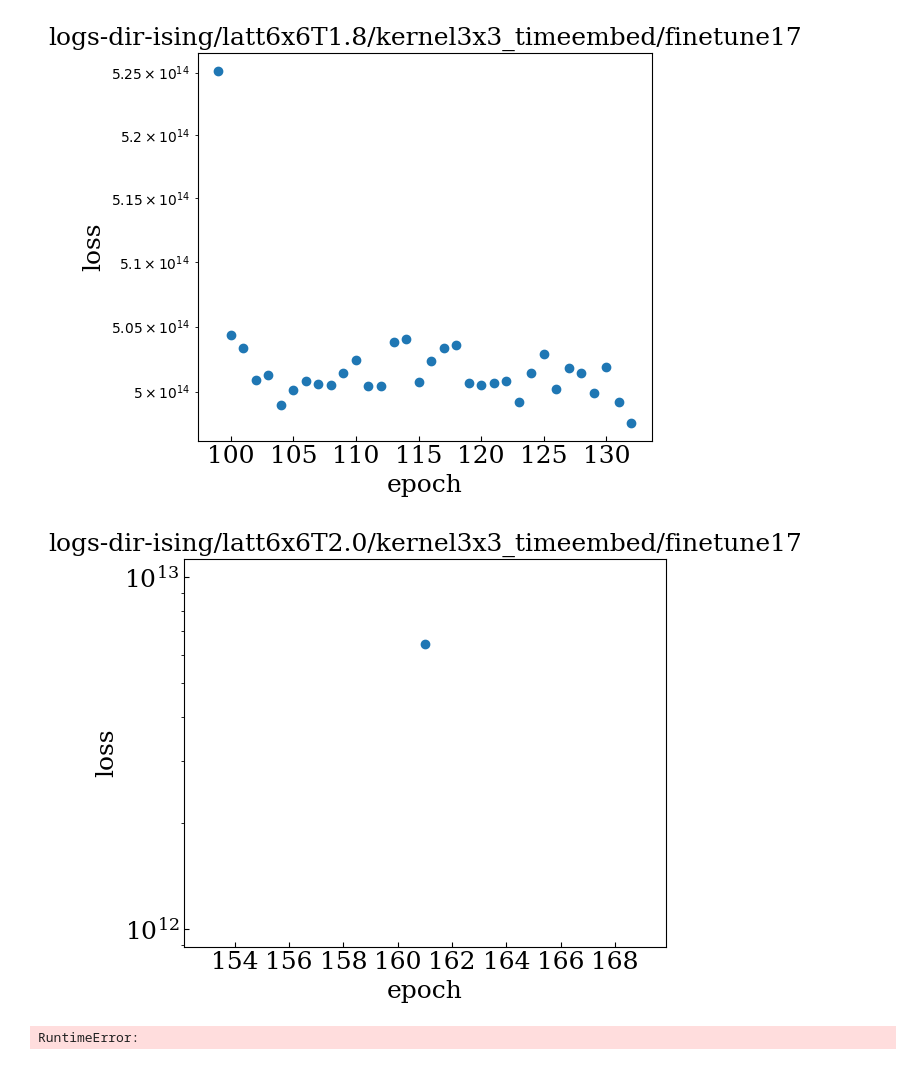
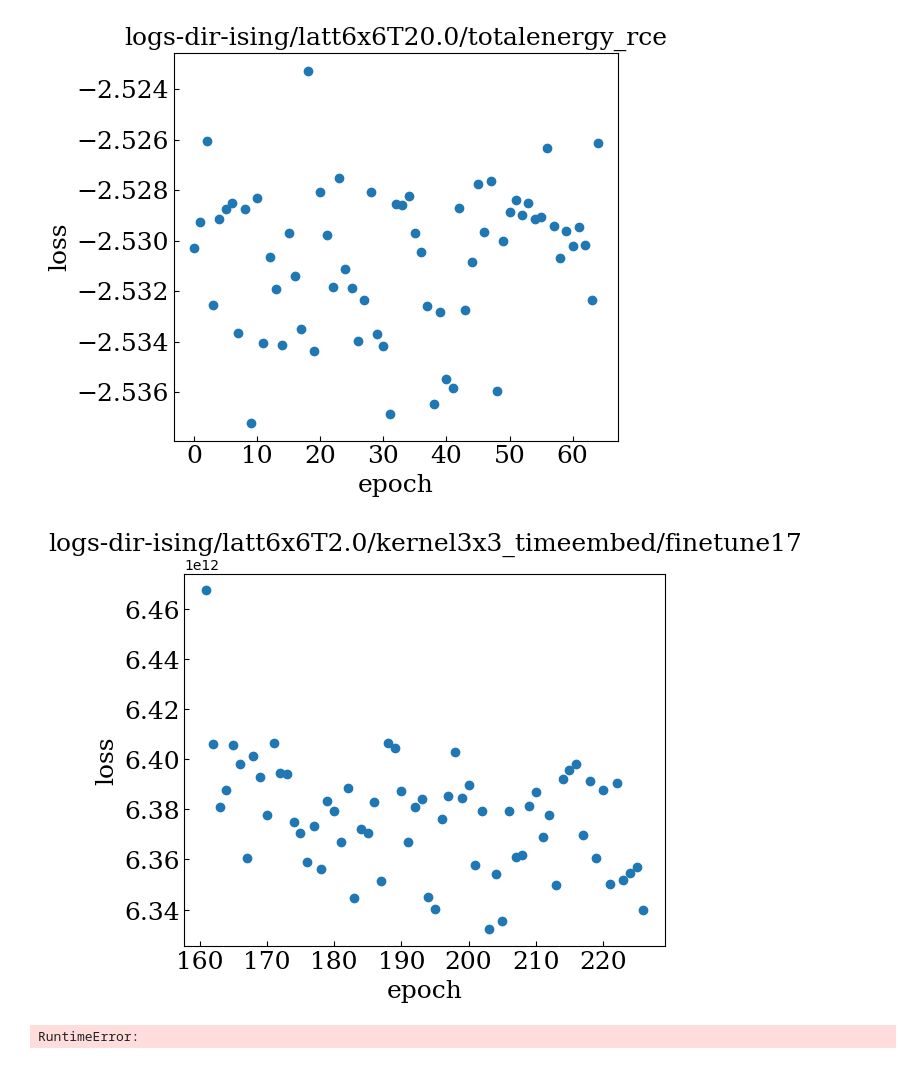
Before and after one commit to tuoping/alchemicalFES, a Jupyter notebook: analyselog-ising.ipynb, the cells around one changed output. Drawn from its saved outputs; the diff is of its cells as text; code cells hidden in the pictures.

```diff
--- a/analyselog-ising.ipynb
+++ b/analyselog-ising.ipynb
@@ -86,7 +86,7 @@ def plot_1losses(dir_dir_b1024, after_epoch=None):
 
     # plt.subplot(121)
     plt.scatter(np.array(alltrainsteps_dir_b1024[after_idx:]), alltrainlosses_dir_b1024[after_idx:])
-    plt.semilogy()
+    # plt.semilogy()
     setfigform_simple("epoch","loss")
     plt.title(dir_dir_b1024, fontdict=font)
 
@@ -99,16 +99,16 @@ def plot_1losses(dir_dir_b1024, after_epoch=None):
     fig.tight_layout()
 # %%
 
-dir = "logs-dir-ising/latt6x6T1.8/kernel3x3_timeembed/finetune17"
+dir = "logs-dir-ising/latt6x6T20.0/totalenergy_rce"
 plot_1losses(dir)
 # %% [output]
-[figure, old version]
+[figure, new version]
 # %%
 
 dir = "logs-dir-ising/latt6x6T2.0/kernel3x3_timeembed/finetune17"
 plot_1losses(dir)
 # %% [output]
-[figure, old version]
+[figure, new version]
 # %%
 raise RuntimeError
 plt.rcParams["figure.figsize"] = (6,5)
```
Also changed, not shown: 13 other files.
